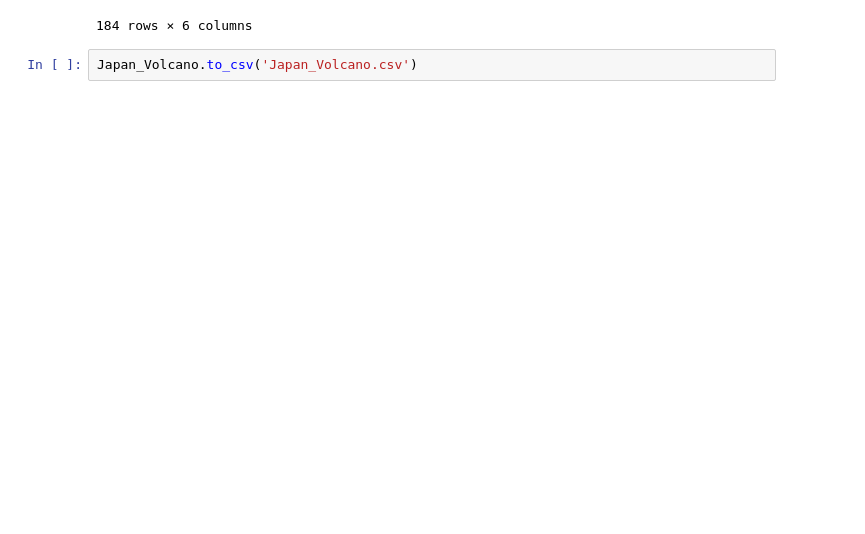
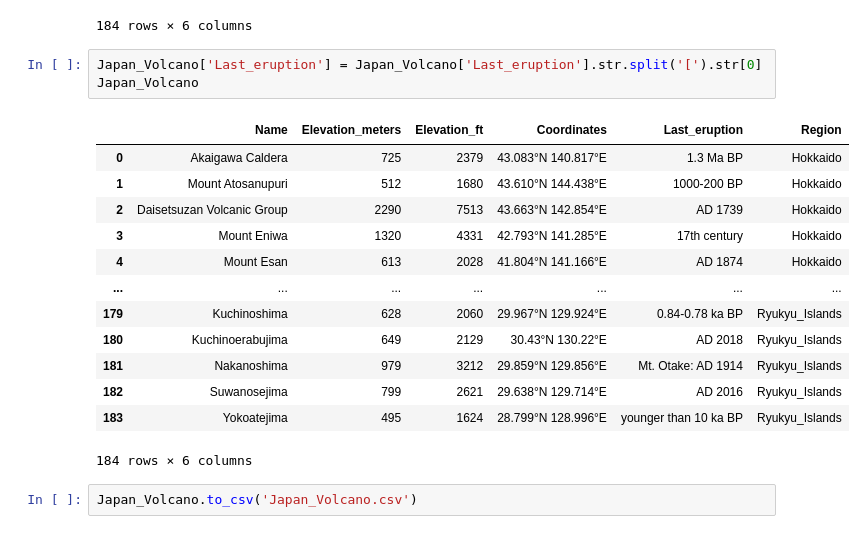
Before and after one commit to heyrobin/Python-DataScrap, a Jupyter notebook: List_of_volcano_in_Japan.ipynb, the cells around one changed output. Saved outputs shown, nothing was run; the diff lists cells and outputs as text; blank space fills up the shorter version.

```diff
--- a/List_of_volcano_in_Japan.ipynb
+++ b/List_of_volcano_in_Japan.ipynb
@@ -174,5 +174,22 @@ Japan_Volcano
 | 182 | Suwanosejima | 799 | 2621 | ﻿29.638°N 129.714°E﻿ | AD 2016[† 1] | Ryukyu_Islands |
 | 183 | Yokoatejima | 495 | 1624 | ﻿28.799°N 128.996°E﻿ | younger than 10 ka BP[† 1] | Ryukyu_Islands |
 184 rows × 6 columns
+# %%
+Japan_Volcano['Last_eruption'] = Japan_Volcano['Last_eruption'].str.split('[').str[0]
+Japan_Volcano
+# %% [output]
+|  | Name | Elevation_meters | Elevation_ft | Coordinates | Last_eruption | Region |
+| 0 | Akaigawa Caldera | 725 | 2379 | ﻿43.083°N 140.817°E﻿ | 1.3 Ma BP | Hokkaido |
+| 1 | Mount Atosanupuri | 512 | 1680 | ﻿43.610°N 144.438°E﻿ | 1000-200 BP | Hokkaido |
+| 2 | Daisetsuzan Volcanic Group | 2290 | 7513 | ﻿43.663°N 142.854°E﻿ | AD 1739 | Hokkaido |
+| 3 | Mount Eniwa | 1320 | 4331 | ﻿42.793°N 141.285°E﻿ | 17th century | Hokkaido |
+| 4 | Mount Esan | 613 | 2028 | ﻿41.804°N 141.166°E﻿ | AD 1874 | Hokkaido |
+| ... | ... | ... | ... | ... | ... | ... |
+| 179 | Kuchinoshima | 628 | 2060 | ﻿29.967°N 129.924°E﻿ | 0.84-0.78 ka BP | Ryukyu_Islands |
+| 180 | Kuchinoerabujima | 649 | 2129 | ﻿30.43°N 130.22°E﻿ | AD 2018 | Ryukyu_Islands |
+| 181 | Nakanoshima | 979 | 3212 | ﻿29.859°N 129.856°E﻿ | Mt. Otake: AD 1914 | Ryukyu_Islands |
+| 182 | Suwanosejima | 799 | 2621 | ﻿29.638°N 129.714°E﻿ | AD 2016 | Ryukyu_Islands |
+| 183 | Yokoatejima | 495 | 1624 | ﻿28.799°N 128.996°E﻿ | younger than 10 ka BP | Ryukyu_Islands |
+184 rows × 6 columns
 # %%
 Japan_Volcano.to_csv('Japan_Volcano.csv')
```
Also changed, not shown: parts of 1 cell of this notebook.
